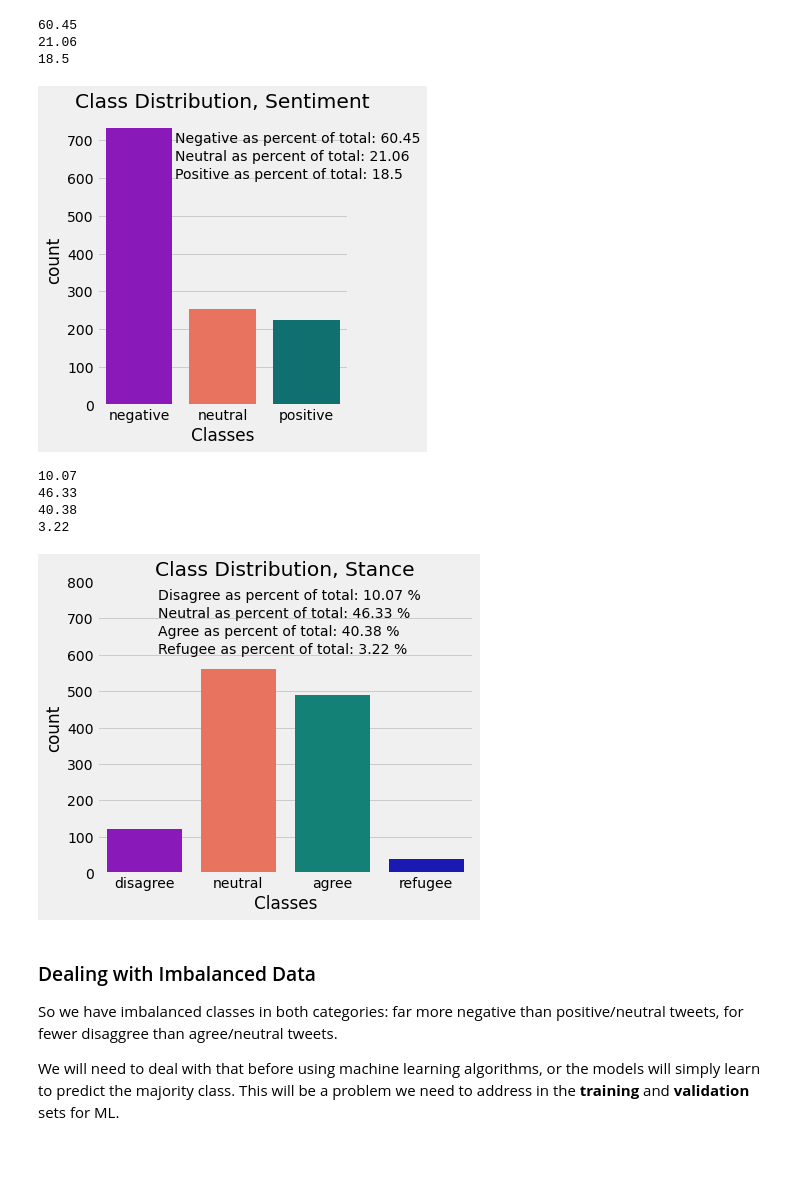
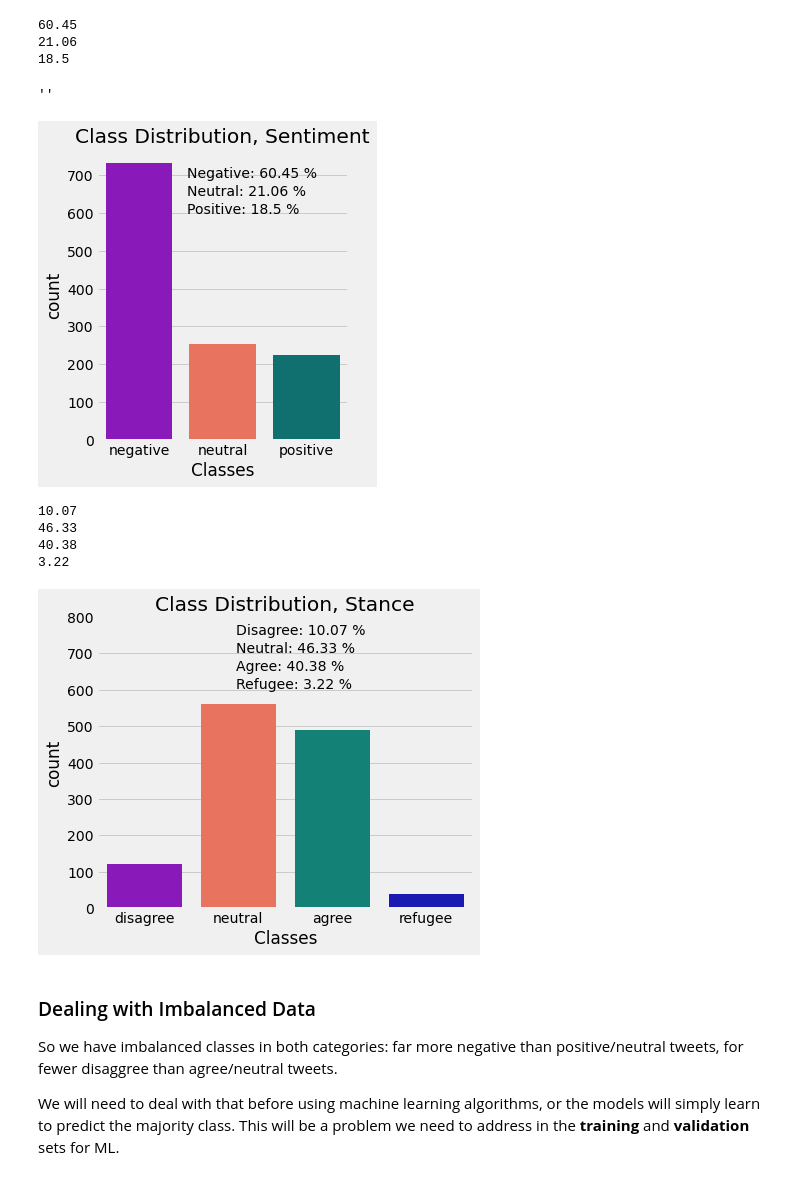
Before and after one commit to loopyQueen/RefugeeSentiment, a Jupyter notebook: dataSplitBalance.ipynb, the cells around one changed output. Cells and saved outputs as stored; diff of their text form; code cells hidden in the pictures.

```diff
--- a/dataSplitBalance.ipynb
+++ b/dataSplitBalance.ipynb
@@ -62,15 +62,17 @@ print(pos_perct)
 # %%
 #plot class distribution
 plt.figure(figsize=(4, 5))
 plot_colors = ['darkviolet','tomato', 'teal']
 sns.countplot(x=tweets_clean["y_sent"], palette=plot_colors).set_xticklabels(["negative", "neutral", "positive"])
 plt.xlabel('Classes')
 plt.title('Class Distribution, Sentiment')
-plt.figtext(.35, .8, "Negative as percent of total: {}".format(neg_perct))
-plt.figtext(.35, .75, "Neutral as percent of total: {}".format(neu_perct))
-plt.figtext(.35, .7, "Positive as percent of total: {}".format(pos_perct));
+plt.figtext(.39, .8, "Negative: {} %".format(neg_perct))
+plt.figtext(.39, .75, "Neutral: {} %".format(neu_perct))
+plt.figtext(.39, .7, "Positive: {} %".format(pos_perct))
+;
 # %% [output]
+''
-[figure, old version]
+[figure, new version]
 # %%
 # Find per-class percentages
 total_ct = len(tweets_clean['y_stance'])
@@ -101,16 +103,16 @@ sns.countplot(x=tweets_clean["y_stance"], palette=plot_colors).set_xticklabels([
 plt.xlabel('Classes')
 plt.title('Class Distribution, Stance')
 plt.ylim(ymax = 800)
-plt.figtext(.22, .83, "Disagree as percent of total: {} %".format(disag_perct))
-plt.figtext(.22, .78, "Neutral as percent of total: {} %".format(neut_perct))
-plt.figtext(.22, .73, "Agree as percent of total: {} %".format(agree_perct))
-plt.figtext(.22, .68, "Refugee as percent of total: {} %".format(ref_perct));
+plt.figtext(.4, .83, "Disagree: {} %".format(disag_perct))
+plt.figtext(.4, .78, "Neutral: {} %".format(neut_perct))
+plt.figtext(.4, .73, "Agree: {} %".format(agree_perct))
+plt.figtext(.4, .68, "Refugee: {} %".format(ref_perct));
 # %% [output]
 10.07
 46.33
 40.38
 3.22
-[figure, old version]
+[figure, new version]
 # %% [markdown]
 ### Dealing with Imbalanced Data
 So we have imbalanced classes in both categories: far more negative than positive/neutral tweets, for fewer disaggree than agree/neutral tweets.
```
Also changed, not shown: parts of 6 cells of this notebook, 2 other files.
